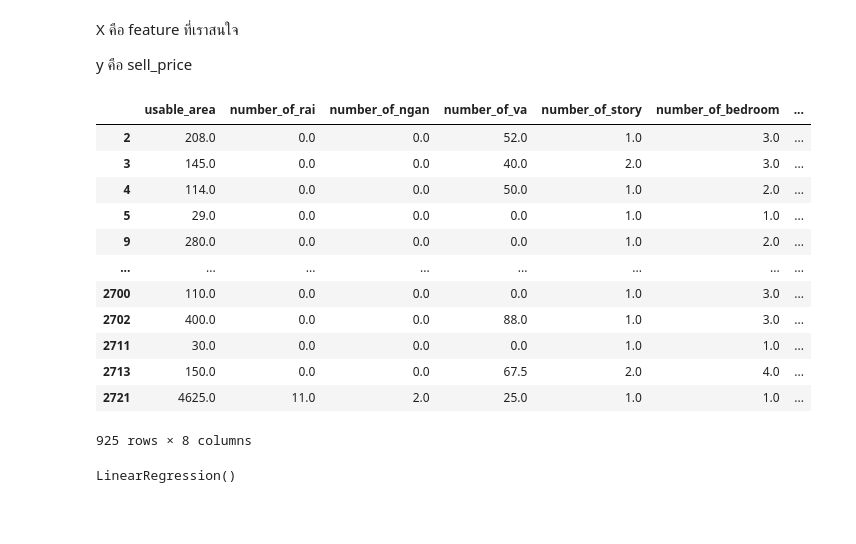
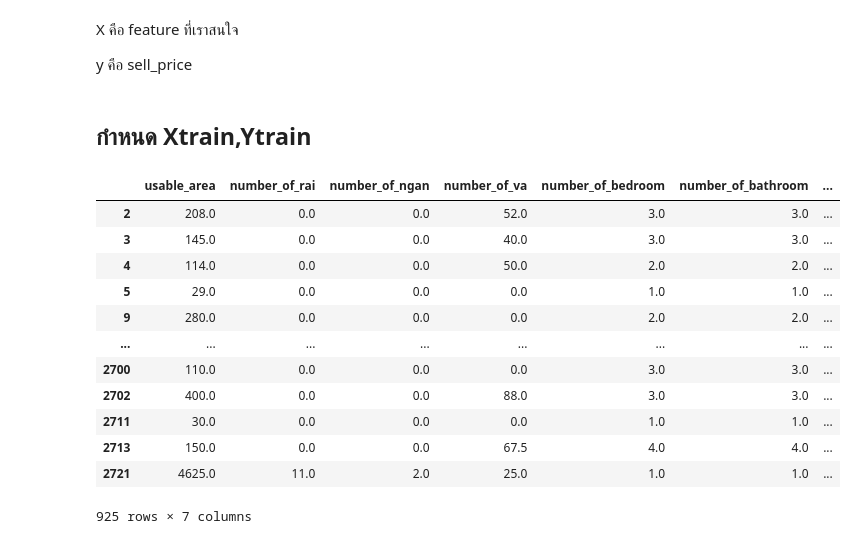
Before and after one commit to rattapornsupama/DPDM65, a Jupyter notebook: final.ipynb, the cells around one changed output. Saved outputs shown, nothing was run; the diff lists cells and outputs as text; code cells hidden in the pictures; blank space fills up the shorter version.

```diff
--- a/final.ipynb
+++ b/final.ipynb
@@ -56,7 +56,6 @@ data['usable_area'] = pd.to_numeric(data['usable_area'],errors='coerce')
 data['number_of_rai'] = pd.to_numeric(data['number_of_rai'],errors='coerce')
 data['number_of_ngan'] = pd.to_numeric(data['number_of_ngan'],errors='coerce')
 data['number_of_va'] = pd.to_numeric(data['number_of_va'],errors='coerce')
-data['number_of_story'] = pd.to_numeric(data['number_of_story'],errors='coerce')
 data['number_of_bedroom'] = pd.to_numeric(data['number_of_bedroom'],errors='coerce')
 data['number_of_bathroom'] = pd.to_numeric(data['number_of_bedroom'],errors='coerce')
 data['number_of_parking'] = pd.to_numeric(data['number_of_bedroom'],errors='coerce')
@@ -70,5 +69,3 @@ data['sell_price'] = pd.to_numeric(data['sell_price'],errors='coerce')
-# %%
-data=data.fillna({'number_of_story':1.0})
 # %%
 data=data.fillna({'number_of_bedroom':1.0})
 # %%
@@ -78,6 +75,6 @@ data=data.fillna({'number_of_parking':1.0})
 # %% [markdown]
 สร้างตารางข้อมูลใหม่ โดยเอามาเฉพาะคอลัมน์ที่เราสนใจ
 # %%
-data1=data[['usable_area','number_of_rai','number_of_ngan','number_of_va','number_of_story','number_of_bedroom','number_of_bathroom','number_of_parking','sell_price']]
+data1=data[['usable_area','number_of_rai','number_of_ngan','number_of_va','number_of_bedroom','number_of_bathroom','number_of_parking','sell_price']]
 data1
 # %% [output]
@@ -262,26 +275,23 @@ from sklearn.linear_model import LinearRegression
 X คือ feature ที่เราสนใจ
 
 y คือ sell_price
+# %% [markdown]
+## กำหนด Xtrain,Ytrain
 # %%
-Xtrain = data1[['usable_area','number_of_rai','number_of_ngan','number_of_va','number_of_story','number_of_bedroom','number_of_bathroom','number_of_parking']]
+Xtrain = data1[['usable_area','number_of_rai','number_of_ngan','number_of_va','number_of_bedroom','number_of_bathroom','number_of_parking']]
 ytrain = data1['sell_price']
 Xtrain
 # %% [output]
-|  | usable_area | number_of_rai | number_of_ngan | number_of_va | number_of_story | number_of_bedroom | ... |
-| 2 | 208.0 | 0.0 | 0.0 | 52.0 | 1.0 | 3.0 | ... |
-| 3 | 145.0 | 0.0 | 0.0 | 40.0 | 2.0 | 3.0 | ... |
-| 4 | 114.0 | 0.0 | 0.0 | 50.0 | 1.0 | 2.0 | ... |
+|  | usable_area | number_of_rai | number_of_ngan | number_of_va | number_of_bedroom | number_of_bathroom | ... |
+| 2 | 208.0 | 0.0 | 0.0 | 52.0 | 3.0 | 3.0 | ... |
+| 3 | 145.0 | 0.0 | 0.0 | 40.0 | 3.0 | 3.0 | ... |
+| 4 | 114.0 | 0.0 | 0.0 | 50.0 | 2.0 | 2.0 | ... |
 | 5 | 29.0 | 0.0 | 0.0 | 0.0 | 1.0 | 1.0 | ... |
-| 9 | 280.0 | 0.0 | 0.0 | 0.0 | 1.0 | 2.0 | ... |
+| 9 | 280.0 | 0.0 | 0.0 | 0.0 | 2.0 | 2.0 | ... |
 | ... | ... | ... | ... | ... | ... | ... | ... |
-| 2700 | 110.0 | 0.0 | 0.0 | 0.0 | 1.0 | 3.0 | ... |
-| 2702 | 400.0 | 0.0 | 0.0 | 88.0 | 1.0 | 3.0 | ... |
+| 2700 | 110.0 | 0.0 | 0.0 | 0.0 | 3.0 | 3.0 | ... |
+| 2702 | 400.0 | 0.0 | 0.0 | 88.0 | 3.0 | 3.0 | ... |
 | 2711 | 30.0 | 0.0 | 0.0 | 0.0 | 1.0 | 1.0 | ... |
-| 2713 | 150.0 | 0.0 | 0.0 | 67.5 | 2.0 | 4.0 | ... |
+| 2713 | 150.0 | 0.0 | 0.0 | 67.5 | 4.0 | 4.0 | ... |
 | 2721 | 4625.0 | 11.0 | 2.0 | 25.0 | 1.0 | 1.0 | ... |
-925 rows × 8 columns
+925 rows × 7 columns
-# %%
-LR = LinearRegression()
-LR.fit(Xtrain, ytrain)
-# %% [output]
-LinearRegression()
```
Also changed, not shown: parts of 26 cells of this notebook.
